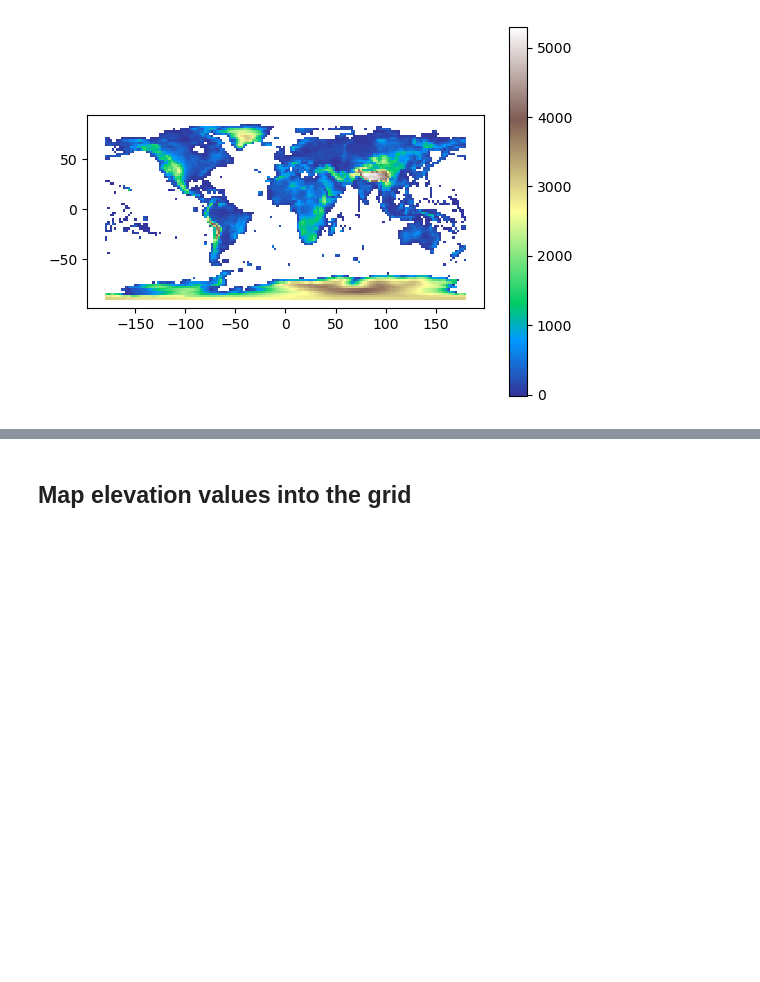
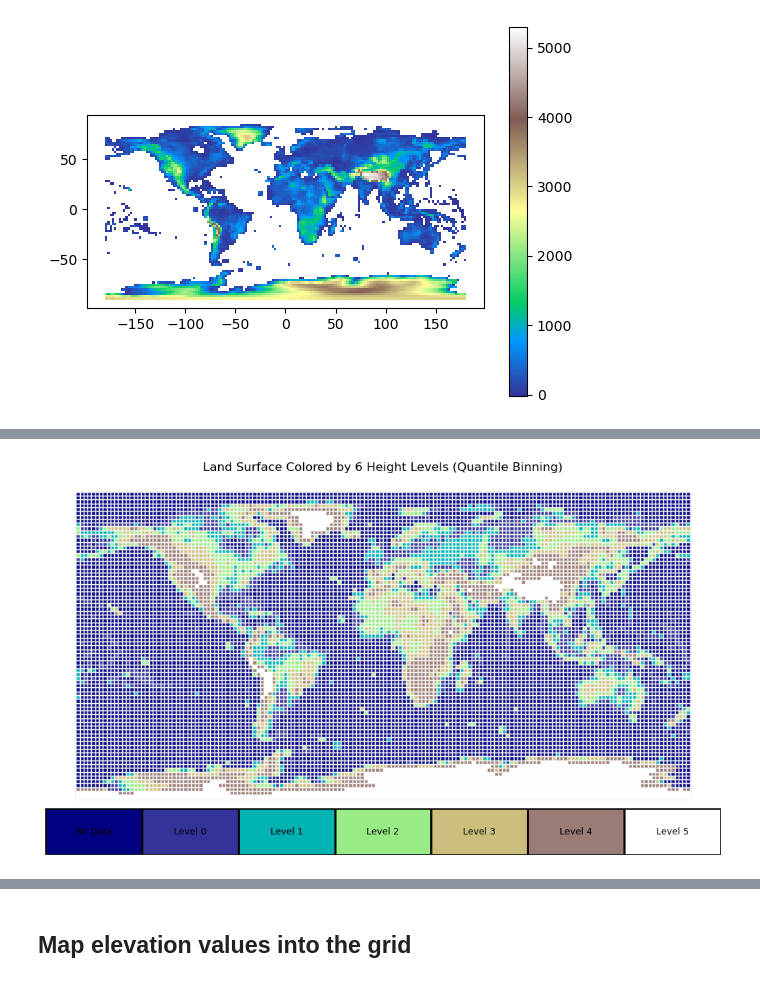
Before and after one commit to sralter/lego_world_map, a Jupyter notebook: lego_world_map.ipynb, the cells around one changed output, grey strips where cells are left out. Cells and saved outputs as stored; diff of their text form; code cells hidden in the pictures; blank space fills up the shorter version.

Commit message:
work on elevation overview and patches - still some work to do here

```diff
--- a/lego_world_map.ipynb
+++ b/lego_world_map.ipynb
@@ -596,0 +592,94 @@ Zonal statistics saved to: ../_data/world_data/world_zonal_stats.geojson
+# %%
+# Load the previously created GeoJSON with zonal statistics
+input_stats = '../_data/world_data/world_zonal_stats.geojson'
+gdf_grid = gpd.read_file(input_stats)
+
+# Number of levels (user-defined)
+n_levels = 6
+
+# Custom RGBA color for areas with no data
+no_data_color = [0, 0, 0.5, 1]  # Dark blue (RGBA)
+
+# Step 1: Add a no-data mask
+gdf_grid['height_level'] = -1  # Initialize all values as "-1" for no data
+gdf_grid.loc[gdf_grid['mean'].notna(), 'height_level'] = 0  # Temporary placeholder
+
+# Step 2: Filter for valid elevation data
+valid_data = gdf_grid['mean'].notna()
+gdf_valid = gdf_grid[valid_data].copy()
+
+# Step 3: Apply quantile binning to redistribute valid data into levels
+gdf_valid['height_level'] = pd.qcut(
+    gdf_valid['mean'],
+    q=n_levels,
+    labels=range(n_levels)
+).astype(int)
+
+# Update the original GeoDataFrame with binned values
+gdf_grid.loc[valid_data, 'height_level'] = gdf_valid['height_level']
+
+# Step 4: Define the colormap
+terrain_colors = cm.terrain(np.linspace(0, 1, n_levels))  # Colormap for valid data
+cmap = mcolors.ListedColormap([no_data_color] + list(terrain_colors))  # Include no-data color
+
+# Step 5: Visualization setup
+fig = plt.figure(figsize=(12, 10))
+gs = fig.add_gridspec(2, 1, height_ratios=[15, 1])
+
+# --- Main Plot ---
+ax_main = fig.add_subplot(gs[0])
+
+# Plot base grid with grey edges
+gdf_grid.plot(ax=ax_main, color='w', edgecolor='grey', alpha=0.5)
+
+# Plot grid colored by height levels
+gdf_grid.plot(
+    ax=ax_main,
+    column='height_level',
+    edgecolor='w',
+    cmap=cmap,
+    alpha=0.95,
+    categorical=True
+)
+
+ax_main.axis('off')
+ax_main.set_title(f"Land Surface Colored by {n_levels} Height Levels (Quantile Binning)")
+
+# --- Custom Color Bar ---
+ax_cbar = fig.add_subplot(gs[1])
+fig.subplots_adjust(hspace=-0.5)
+
+# Create swatches for color bar
+for i in range(-1, n_levels):
+    rect_color = no_data_color if i == -1 else terrain_colors[i]
+    label_text = "No Data" if i == -1 else f"Level {i}"
+
+    ax_cbar.add_patch(
+        plt.Rectangle(
+            ((i + 1) / (n_levels + 1), 0),
+            1 / (n_levels + 1),
+            1,
+            facecolor=rect_color,
+            edgecolor='black',
+            linewidth=2
+        )
+    )
+    ax_cbar.text(
+        ((i + 1.5) / (n_levels + 1)), 0.5,
+        label_text,
+        ha='center', va='center', color='black', fontsize=9
+    )
+
+ax_cbar.set_xlim(0, 1)
+ax_cbar.set_ylim(0, 1)
+ax_cbar.axis('off')
+
+# Save the plot in various formats
+output_folder = 'figures'
+plt.savefig(f'{output_folder}/elevation_with_{n_levels}.pdf', bbox_inches='tight')
+plt.savefig(f'{output_folder}/elevation_with_{n_levels}.png', bbox_inches='tight')
+plt.savefig(f'{output_folder}/elevation_with_{n_levels}.jpg', bbox_inches='tight')
+
+plt.show()
+# %% [output]
+[figure, added]
```
Also changed, not shown: parts of 7 cells of this notebook, 12 other files.
